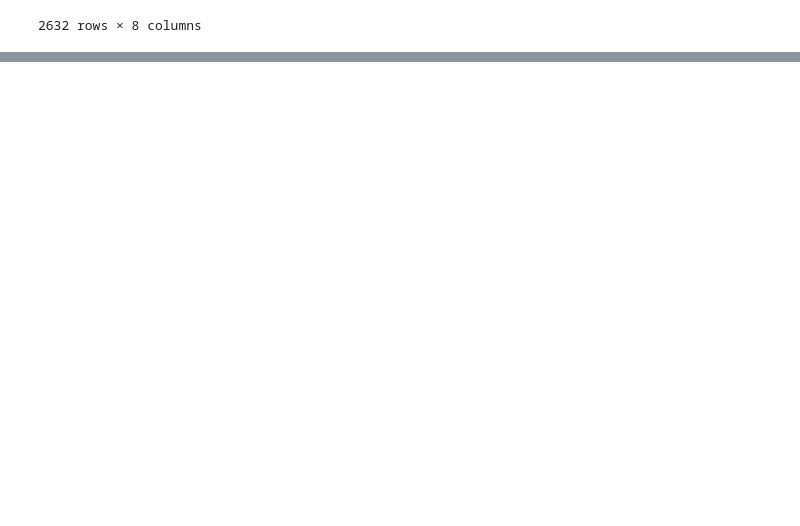
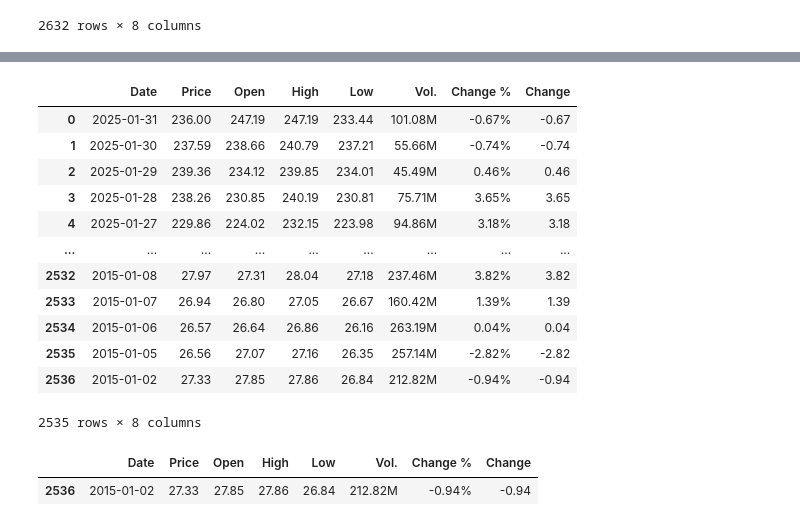
Before and after one commit to katyasva/a_forecasting, a Jupyter notebook: Problem_set1.ipynb, the cells around one changed output, grey strips where cells are left out. Drawn from its saved outputs; the diff is of its cells as text; code cells hidden in the pictures; blank space fills up the shorter version.

```diff
--- a/Problem_set1.ipynb
+++ b/Problem_set1.ipynb
@@ -186,0 +195,23 @@ Name: 2015-01-02 00:00:00, dtype: object
+# %%
+df_apple
+# %% [output]
+|  | Date | Price | Open | High | Low | Vol. | Change % | Change |
+| 0 | 2025-01-31 | 236.00 | 247.19 | 247.19 | 233.44 | 101.08M | -0.67% | -0.67 |
+| 1 | 2025-01-30 | 237.59 | 238.66 | 240.79 | 237.21 | 55.66M | -0.74% | -0.74 |
+| 2 | 2025-01-29 | 239.36 | 234.12 | 239.85 | 234.01 | 45.49M | 0.46% | 0.46 |
+| 3 | 2025-01-28 | 238.26 | 230.85 | 240.19 | 230.81 | 75.71M | 3.65% | 3.65 |
+| 4 | 2025-01-27 | 229.86 | 224.02 | 232.15 | 223.98 | 94.86M | 3.18% | 3.18 |
+| ... | ... | ... | ... | ... | ... | ... | ... | ... |
+| 2532 | 2015-01-08 | 27.97 | 27.31 | 28.04 | 27.18 | 237.46M | 3.82% | 3.82 |
+| 2533 | 2015-01-07 | 26.94 | 26.80 | 27.05 | 26.67 | 160.42M | 1.39% | 1.39 |
+| 2534 | 2015-01-06 | 26.57 | 26.64 | 26.86 | 26.16 | 263.19M | 0.04% | 0.04 |
+| 2535 | 2015-01-05 | 26.56 | 27.07 | 27.16 | 26.35 | 257.14M | -2.82% | -2.82 |
+| 2536 | 2015-01-02 | 27.33 | 27.85 | 27.86 | 26.84 | 212.82M | -0.94% | -0.94 |
+2535 rows × 8 columns
+# %%
+# checking if the merge happened ok
+row = df_apple[df_apple['Date'] == '2015-01-02']
+row
+# %% [output]
+|  | Date | Price | Open | High | Low | Vol. | Change % | Change |
+| 2536 | 2015-01-02 | 27.33 | 27.85 | 27.86 | 26.84 | 212.82M | -0.94% | -0.94 |
```
Also changed, not shown: parts of 36 cells of this notebook.
